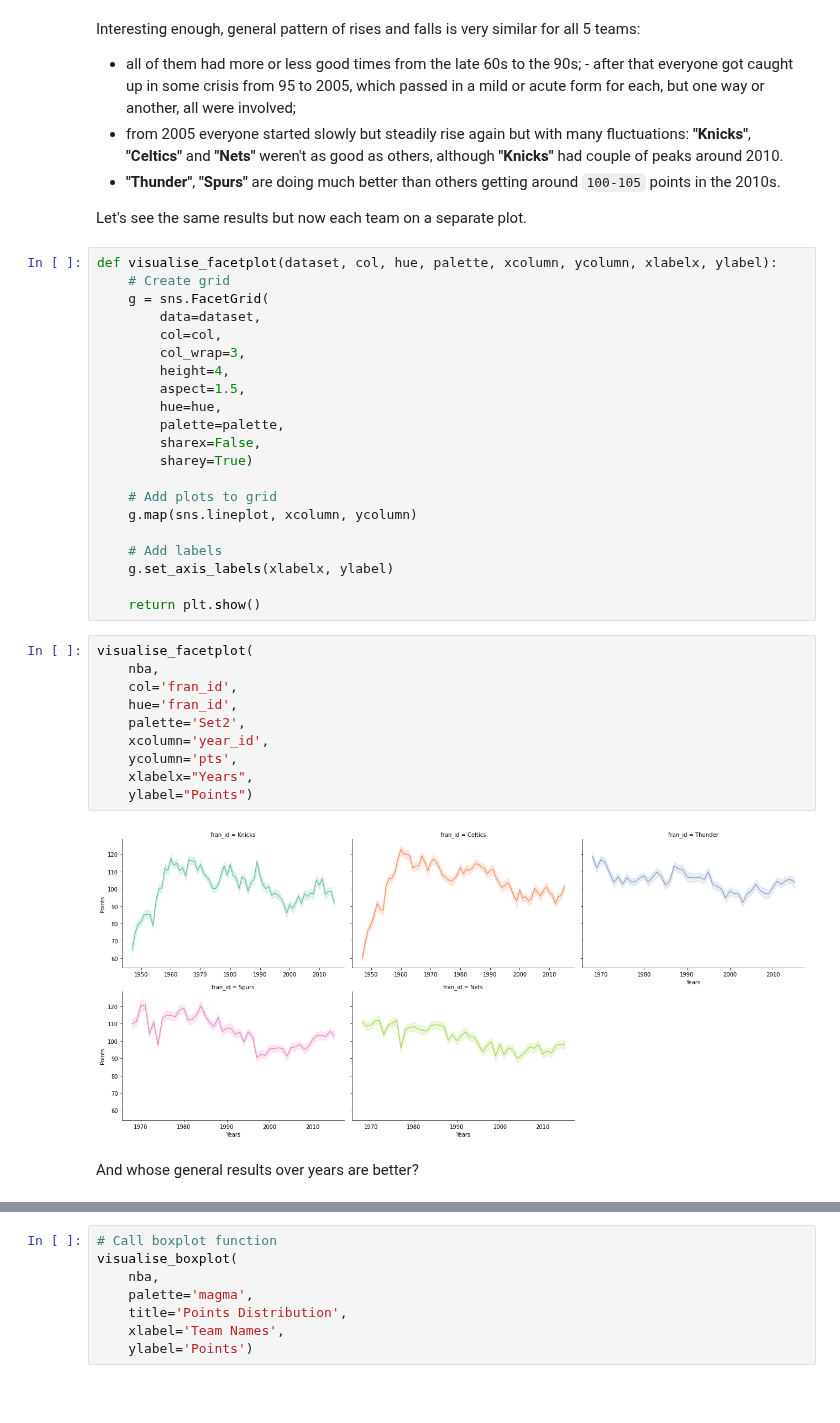
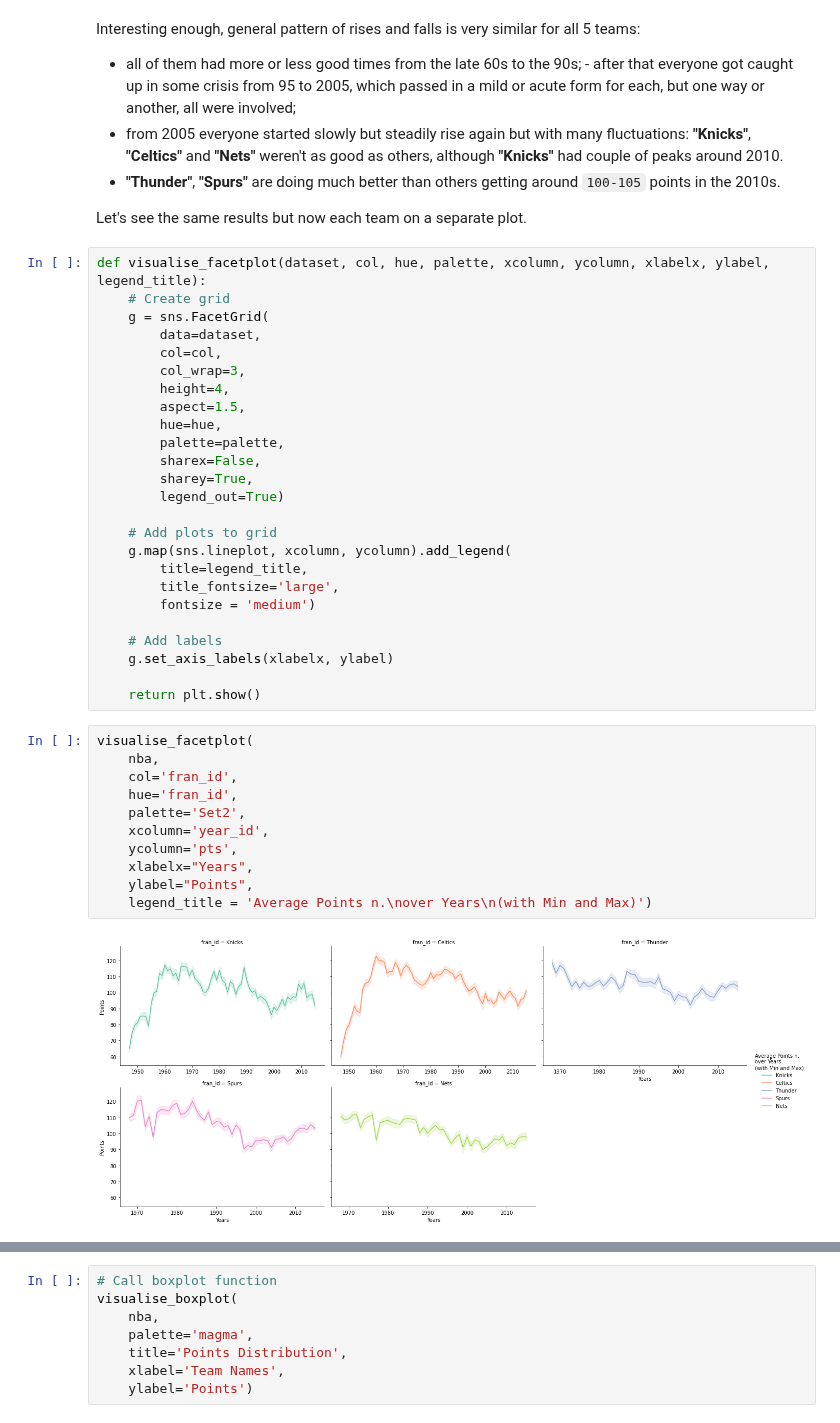
Before and after one commit to jadidaniel/jupyter-notebooks, a Jupyter notebook: associations_nba/nba_trends.ipynb, the cells around one changed output, grey strips where cells are left out. Cells and saved outputs as stored; diff of their text form; blank space fills up the shorter version.

Commit message:
Add new graph to NBA project

```diff
--- a/associations_nba/nba_trends.ipynb
+++ b/associations_nba/nba_trends.ipynb
@@ -250,7 +257,7 @@ Interesting enough, general pattern of rises and falls is very similar for all 5
 
 Let's see the same results but now each team on a separate plot.
 # %%
-def visualise_facetplot(dataset, col, hue, palette, xcolumn, ycolumn, xlabelx, ylabel):
+def visualise_facetplot(dataset, col, hue, palette, xcolumn, ycolumn, xlabelx, ylabel, legend_title):
     # Create grid
     g = sns.FacetGrid(
         data=dataset,
@@ -261,10 +268,14 @@ def visualise_facetplot(dataset, col, hue, palette, xcolumn, ycolumn, xlabelx, y
         hue=hue,
         palette=palette,
         sharex=False,
-        sharey=True)
+        sharey=True,
+        legend_out=True)
 
     # Add plots to grid
-    g.map(sns.lineplot, xcolumn, ycolumn)
+    g.map(sns.lineplot, xcolumn, ycolumn).add_legend(
+        title=legend_title,
+        title_fontsize='large',
+        fontsize = 'medium')
 
     # Add labels
     g.set_axis_labels(xlabelx, ylabel)
@@ -273,14 +284,13 @@ def visualise_facetplot(dataset, col, hue, palette, xcolumn, ycolumn, xlabelx, y
 # %%
 visualise_facetplot(
     nba,
     col='fran_id',
     hue='fran_id',
     palette='Set2',
     xcolumn='year_id',
     ycolumn='pts',
     xlabelx="Years",
-    ylabel="Points")
+    ylabel="Points",
+    legend_title = 'Average Points n.\nover Years\n(with Min and Max)')
 # %% [output]
-[figure, old version]
+[figure, new version]
-# %% [markdown]
-And whose general results over years are better?
```
Also changed, not shown: parts of 6 cells of this notebook.
